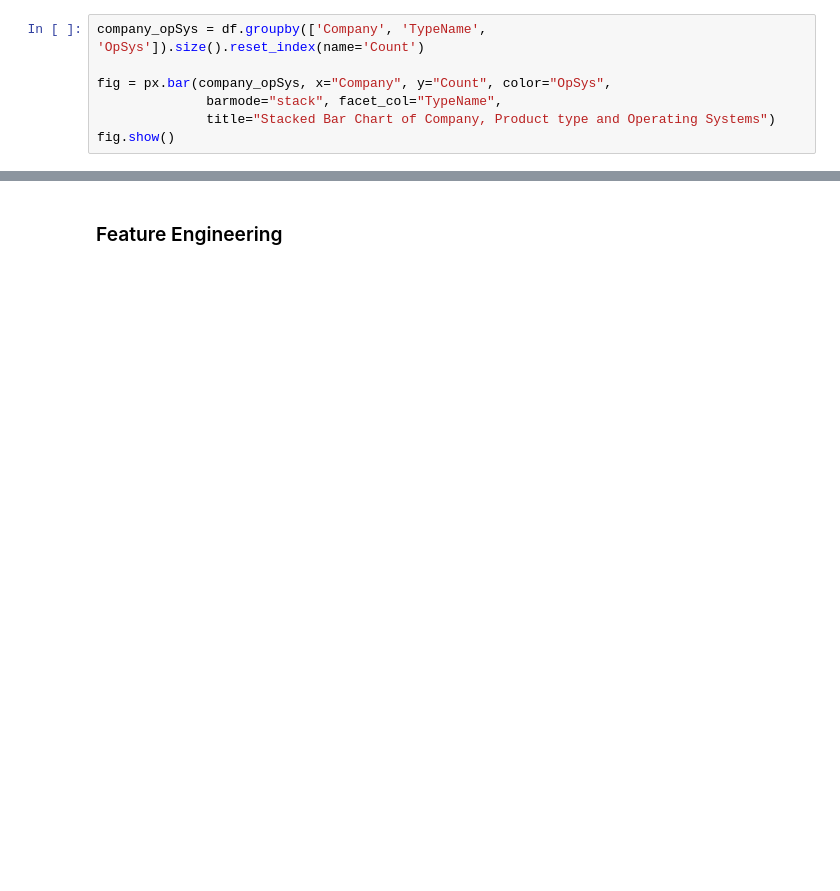
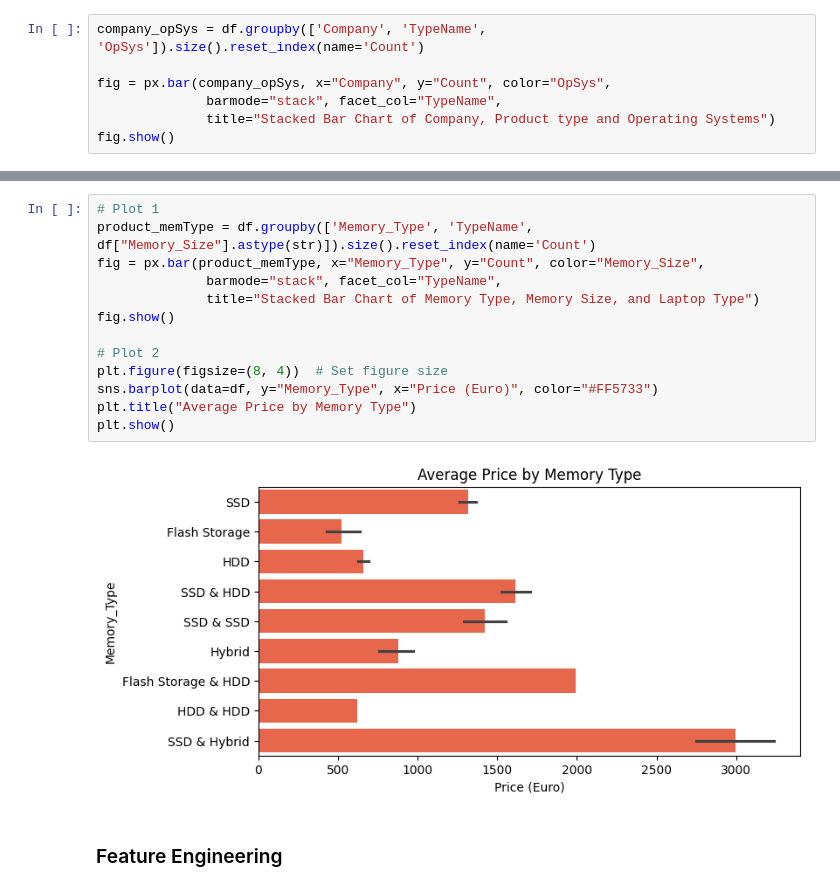
Before and after one commit to FarzanehSoltanzadeh/Regression, a Jupyter notebook: Multivariate Linear Regression/Implementation.ipynb, the cells around one changed output, grey strips where cells are left out. Drawn from its saved outputs; the diff is of its cells as text; blank space fills up the shorter version.

```diff
--- a/Multivariate Linear Regression/Implementation.ipynb
+++ b/Multivariate Linear Regression/Implementation.ipynb
@@ -370,2 +444,17 @@ df.head(3) CPU  ...
+# %%
+# Plot 1
+product_memType = df.groupby(['Memory_Type', 'TypeName', df["Memory_Size"].astype(str)]).size().reset_index(name='Count')
+fig = px.bar(product_memType, x="Memory_Type", y="Count", color="Memory_Size",
+              barmode="stack", facet_col="TypeName",
+              title="Stacked Bar Chart of Memory Type, Memory Size, and Laptop Type")
+fig.show()
+
+# Plot 2
+plt.figure(figsize=(8, 4))  # Set figure size
+sns.barplot(data=df, y="Memory_Type", x="Price (Euro)", color="#FF5733")
+plt.title("Average Price by Memory Type")
+plt.show()
+# %% [output]
+[figure, added]
 # %% [markdown]
 ### Feature Engineering
```
Also changed, not shown: parts of 13 cells of this notebook.
